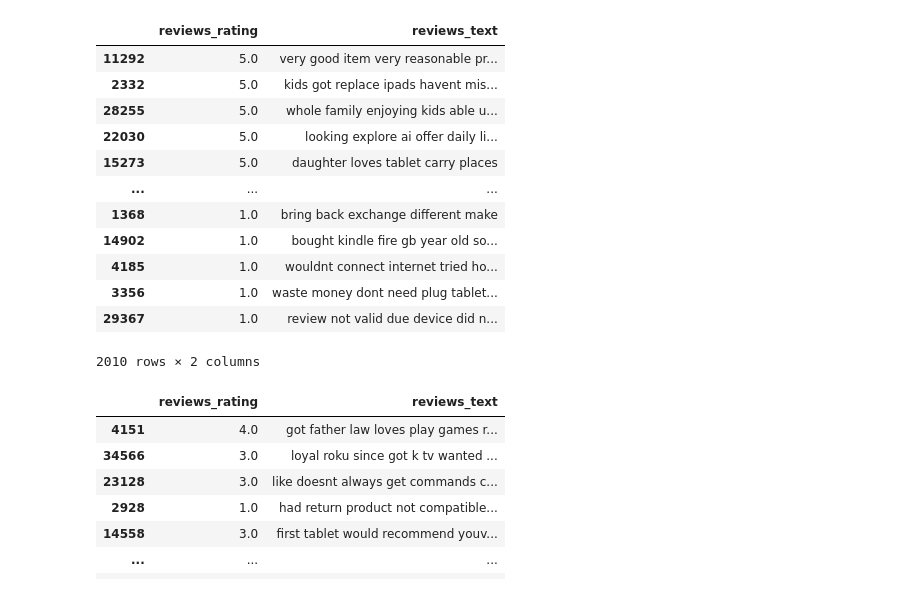
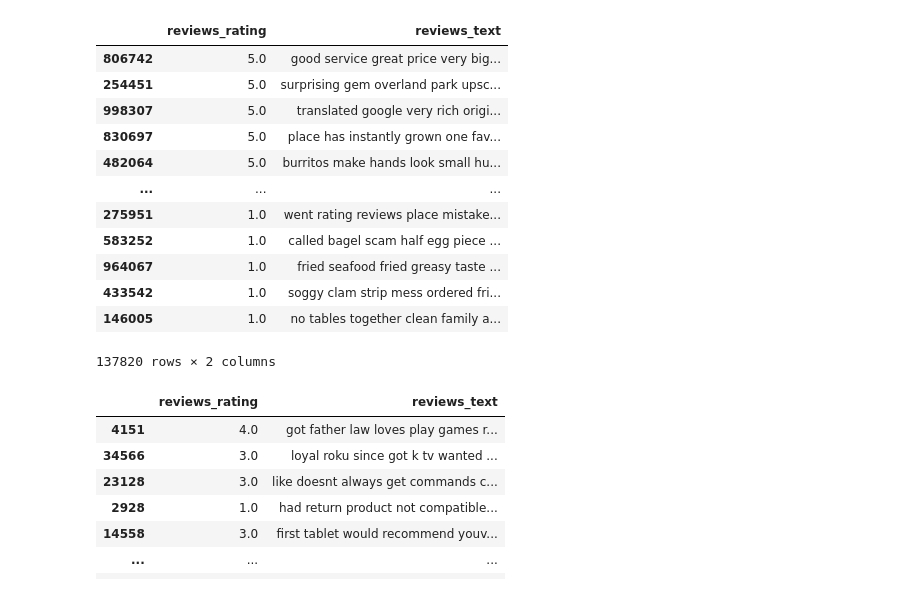
Before and after one commit to CCCaLebF/nlp-sentiment-analysis, a Jupyter notebook: amazon.ipynb, the cells around one changed output. Saved outputs shown, nothing was run; the diff lists cells and outputs as text; code cells hidden in the pictures.

```diff
--- a/amazon.ipynb
+++ b/amazon.ipynb
@@ -1,13 +1,13 @@
 # %%
 import pandas as pd
 
-amzn = pd.read_csv(r'C:\AIEBA Datasets\Proj1 Datasets\AmazonReviews.csv',encoding='utf-8',engine='python')
+googl = pd.read_csv(r'C:\AIEBA Datasets\Proj1 Datasets\GoogleRestaurantReview.csv',encoding='utf-8',engine='python')
 
 # Drop columns that are not needed and standardize column names
-amzn = amzn.filter(items=['reviews.rating', 'reviews.text'])
-amzn = amzn.rename(columns={"reviews.rating":"reviews_rating", "reviews.text":"reviews_text"})
+googl = googl.filter(items=['rating', 'review_text'])
+googl = googl.rename(columns={"rating":"reviews_rating", "review_text":"reviews_text"})
 
-amzn = amzn.dropna()
-amzn.head()
+googl = googl.dropna()
+googl.head()
 # %% [output]
 |  | reviews_rating | reviews_text |
@@ -30,14 +30,14 @@ Name: reviews_rating, dtype: int64
 # %%
 # perform undersampling to get balanced dataset
 
-least_class_amount, class_1, class_3, class_4, class_5 = amzn.reviews_rating.value_counts(ascending=True)
+least_class_amount, class_1, class_3, class_4, class_5 = googl.reviews_rating.value_counts(ascending=True)
 
 # create separate dataframes for each rating
-c5 = amzn[amzn["reviews_rating"] == 5.0]
-c4 = amzn[amzn["reviews_rating"] == 4.0]
-c3 = amzn[amzn["reviews_rating"] == 3.0]
-c2 = amzn[amzn["reviews_rating"] == 2.0]
-c1 = amzn[amzn["reviews_rating"] == 1.0]
+c5 = googl[googl["reviews_rating"] == 5.0]
+c4 = googl[googl["reviews_rating"] == 4.0]
+c3 = googl[googl["reviews_rating"] == 3.0]
+c2 = googl[googl["reviews_rating"] == 2.0]
+c1 = googl[googl["reviews_rating"] == 1.0]
 
 # randomly remove data to in each dataframe to match the number of rows in c2 which has the least amount of data
 df_5 = c5.sample(least_class_amount, random_state=100)
@@ -47,9 +47,9 @@ df_1 = c1.sample(least_class_amount, random_state=100)
 
 # concatenate all 5 dataframes into 1
 undersampled = pd.concat([df_5, df_4, df_3, c2, df_1], axis=0)
-amzn = undersampled
-amzn.reviews_rating.value_counts().plot.bar()
-amzn.reviews_rating.value_counts()
-amzn
+googl = undersampled
+googl.reviews_rating.value_counts().plot.bar()
+googl.reviews_rating.value_counts()
+googl
 # %% [output]
 |  | reviews_rating | reviews_text |
@@ -69,6 +69,6 @@ amzn
 # %%
 # remove non-ascii characters
-amzn["reviews_text"] = amzn["reviews_text"].str.encode('ascii', 'ignore').str.decode('ascii')
+googl["reviews_text"] = googl["reviews_text"].str.encode('ascii', 'ignore').str.decode('ascii')
 # %%
 # using regular expressions to remove unwanted characters and punctuations
 import re
@@ -80,7 +80,7 @@ def cleanup(sentence):
   return sentence
 
 cleanup_re = re.compile('[^\w\s]') # match whitespaces words only
-amzn["reviews_text"] = amzn["reviews_text"].apply(cleanup)
-amzn
+googl["reviews_text"] = googl["reviews_text"].apply(cleanup)
+googl
 # %% [output]
 |  | reviews_rating | reviews_text |
@@ -99,38 +99,38 @@ amzn
 # %%
 # remove stopwords
 import nltk
 from nltk.corpus import stopwords
 
 def remove_stopwords(sentence):
   sentence = sentence.split()
   sentence = [word for word in sentence if word not in stoplist]
   sentence = ' '.join(sentence)
   return sentence
 
 
 def custom_stoplist():
   stop_words = set(stopwords.words('english'))
   wanted_stopwords = {'not', 'nor', 'no', 'have', 'has', 'had', 'having', 'do', 'does', 'did', 'very'} # stopwords that can change a sentence's meaning
   stoplist = stop_words - wanted_stopwords
   return stoplist
 
 stoplist = custom_stoplist()
-amzn["reviews_text"] = amzn["reviews_text"].apply(remove_stopwords)
-amzn
+googl["reviews_text"] = googl["reviews_text"].apply(remove_stopwords)
+googl
 # %% [output]
 |  | reviews_rating | reviews_text |
-| 11292 | 5.0 | very good item very reasonable pr... |
-| 2332 | 5.0 | kids got replace ipads havent mis... |
-| 28255 | 5.0 | whole family enjoying kids able u... |
-| 22030 | 5.0 | looking explore ai offer daily li... |
-| 15273 | 5.0 | daughter loves tablet carry places |
+| 806742 | 5.0 | good service great price very big... |
+| 254451 | 5.0 | surprising gem overland park upsc... |
+| 998307 | 5.0 | translated google very rich origi... |
+| 830697 | 5.0 | place has instantly grown one fav... |
+| 482064 | 5.0 | burritos make hands look small hu... |
 | ... | ... | ... |
-| 1368 | 1.0 | bring back exchange different make |
-| 14902 | 1.0 | bought kindle fire gb year old so... |
-| 4185 | 1.0 | wouldnt connect internet tried ho... |
-| 3356 | 1.0 | waste money dont need plug tablet... |
-| 29367 | 1.0 | review not valid due device did n... |
+| 275951 | 1.0 | went rating reviews place mistake... |
+| 583252 | 1.0 | called bagel scam half egg piece ... |
+| 964067 | 1.0 | fried seafood fried greasy taste ... |
+| 433542 | 1.0 | soggy clam strip mess ordered fri... |
+| 146005 | 1.0 | no tables together clean family a... |
-2010 rows × 2 columns
+137820 rows × 2 columns
 # %%
 # perform 80-20 split on data
 from sklearn.model_selection import train_test_split
```
Also changed, not shown: parts of 10 cells of this notebook, 1 other file.
